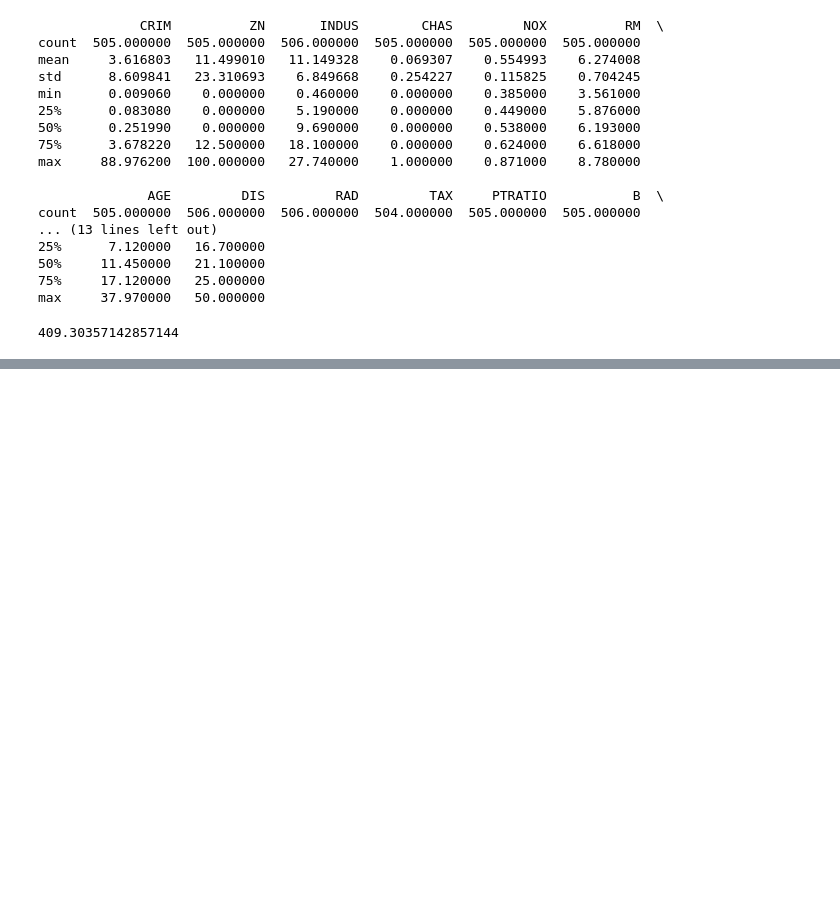
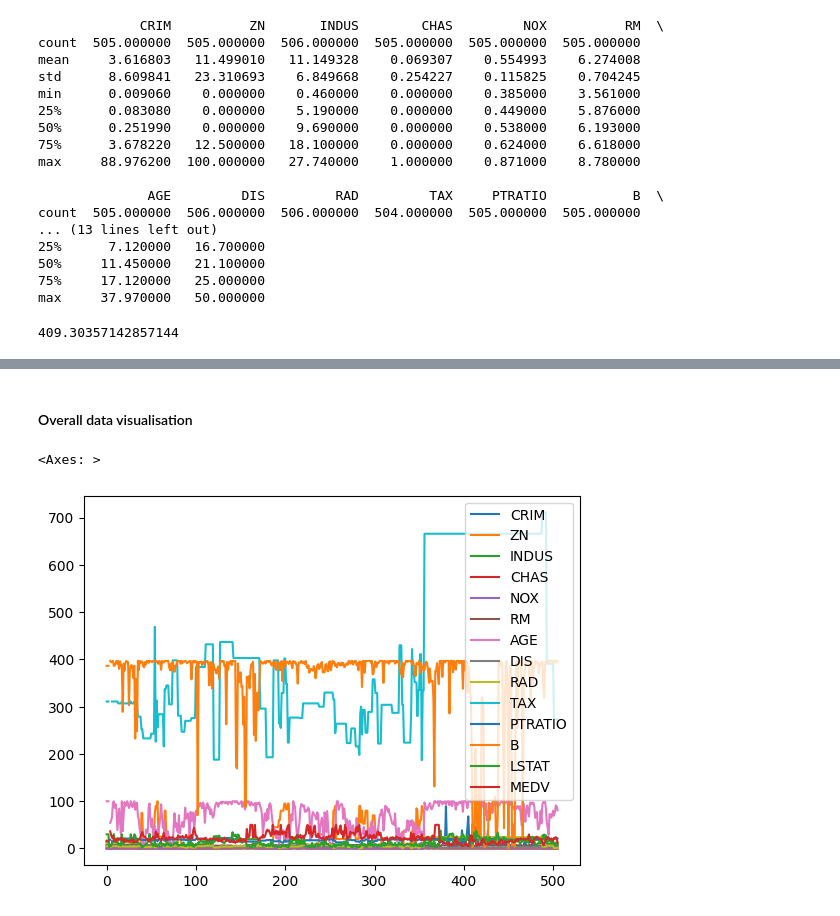
Before and after one commit to m-r-sar/DataMining, a Jupyter notebook: practice_1/Ostapenko_Rodion_KC24__pr_1.ipynb, the cells around one changed output, grey strips where cells are left out. Drawn from its saved outputs; the diff is of its cells as text; code cells hidden in the pictures; blank space fills up the shorter version.

```diff
--- a/practice_1/Ostapenko_Rodion_KC24__pr_1.ipynb
+++ b/practice_1/Ostapenko_Rodion_KC24__pr_1.ipynb
@@ -299,0 +310,7 @@ print(avg_tax)
+# %% [markdown]
+#### Overall data visualisation
+# %%
+df.plot()
+# %% [output]
+<Axes: >
+[figure, added]
```
Also changed, not shown: parts of 14 cells of this notebook.
